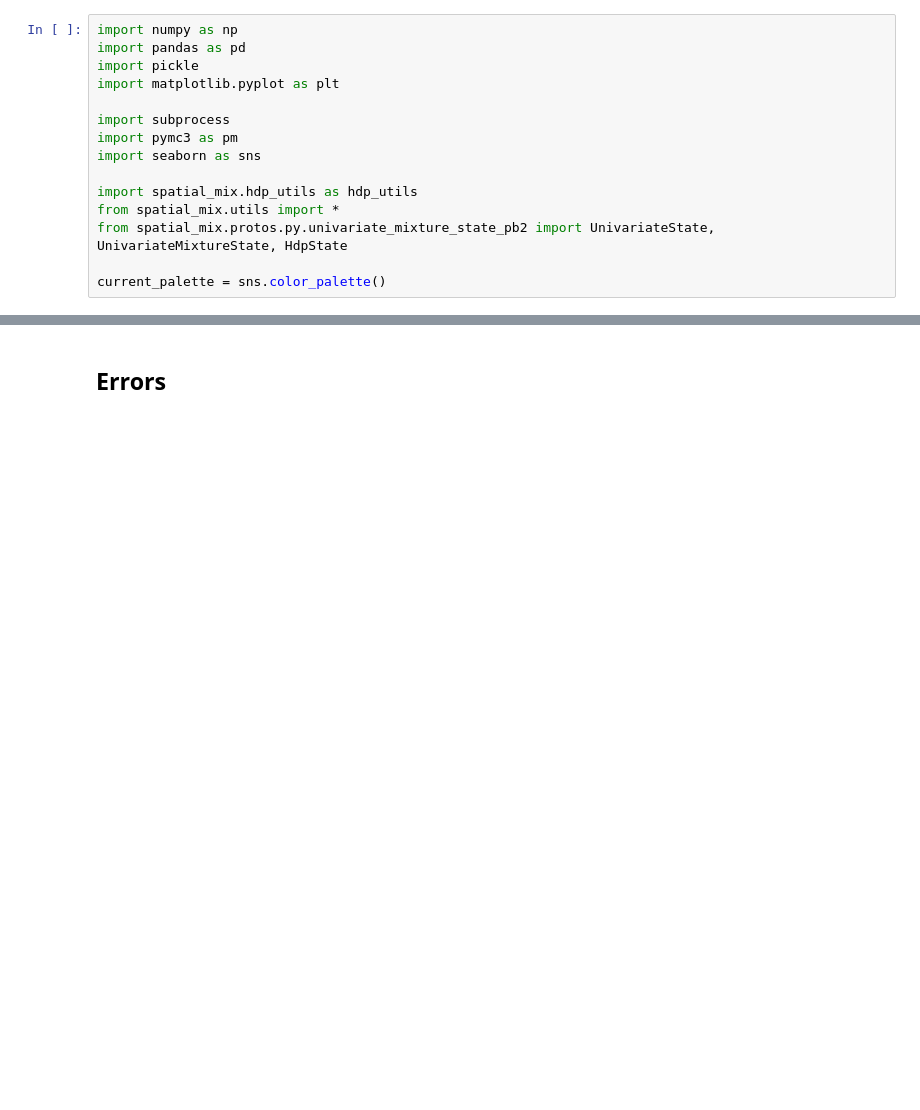
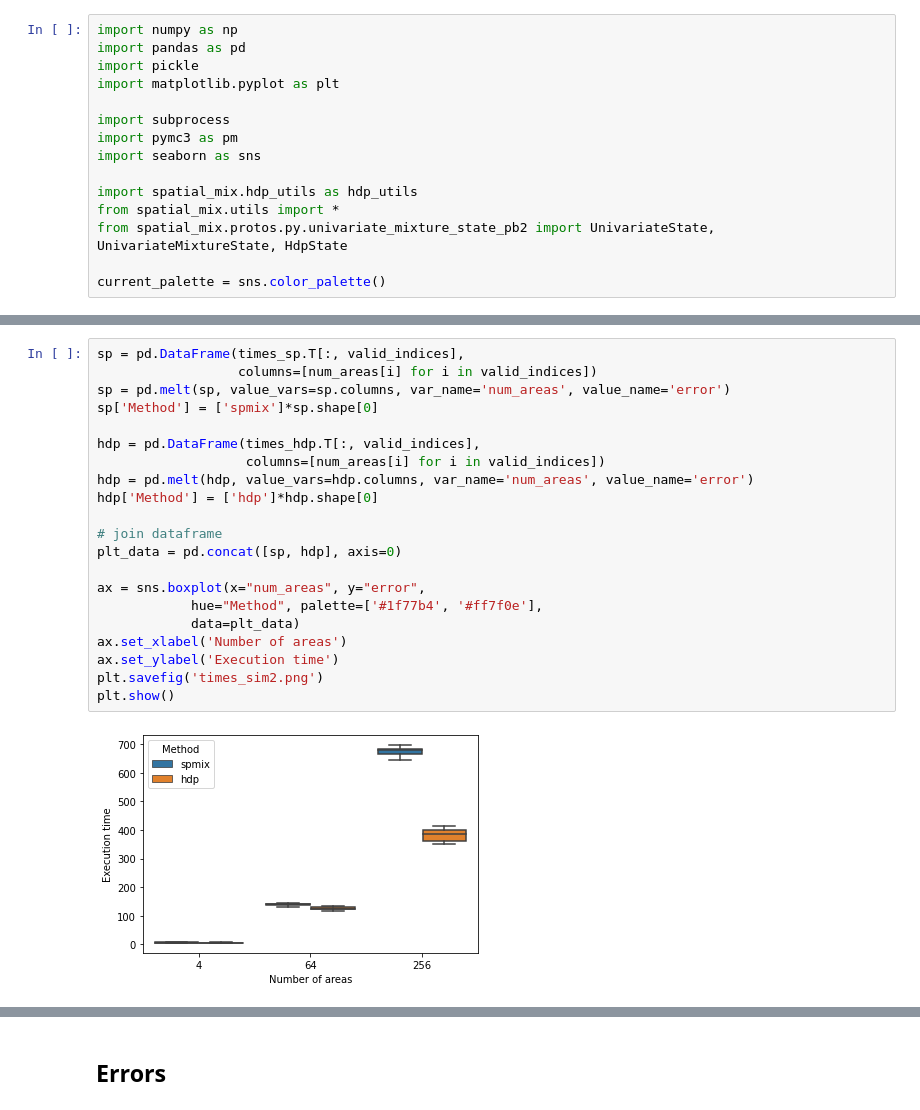
Before and after one commit to mberaha/spatial_mixtures, a Jupyter notebook: notebooks/simulation2/plot_server_results.ipynb, the cells around one changed output, grey strips where cells are left out. Cells and saved outputs as stored; diff of their text form; blank space fills up the shorter version.

```diff
--- a/notebooks/simulation2/plot_server_results.ipynb
+++ b/notebooks/simulation2/plot_server_results.ipynb
@@ -52,0 +48,23 @@ times
+# %%
+sp = pd.DataFrame(times_sp.T[:, valid_indices],
+                  columns=[num_areas[i] for i in valid_indices])
+sp = pd.melt(sp, value_vars=sp.columns, var_name='num_areas', value_name='error')
+sp['Method'] = ['spmix']*sp.shape[0]
+
+hdp = pd.DataFrame(times_hdp.T[:, valid_indices],
+                   columns=[num_areas[i] for i in valid_indices])
+hdp = pd.melt(hdp, value_vars=hdp.columns, var_name='num_areas', value_name='error')
+hdp['Method'] = ['hdp']*hdp.shape[0]
+
+# join dataframe
+plt_data = pd.concat([sp, hdp], axis=0)
+
+ax = sns.boxplot(x="num_areas", y="error",
+            hue="Method", palette=['#1f77b4', '#ff7f0e'],
+            data=plt_data)
+ax.set_xlabel('Number of areas')
+ax.set_ylabel('Execution time')
+plt.savefig('times_sim2.png')
+plt.show()
+# %% [output]
+[figure, added]
```
Also changed, not shown: parts of 10 cells of this notebook, 1 other file.
